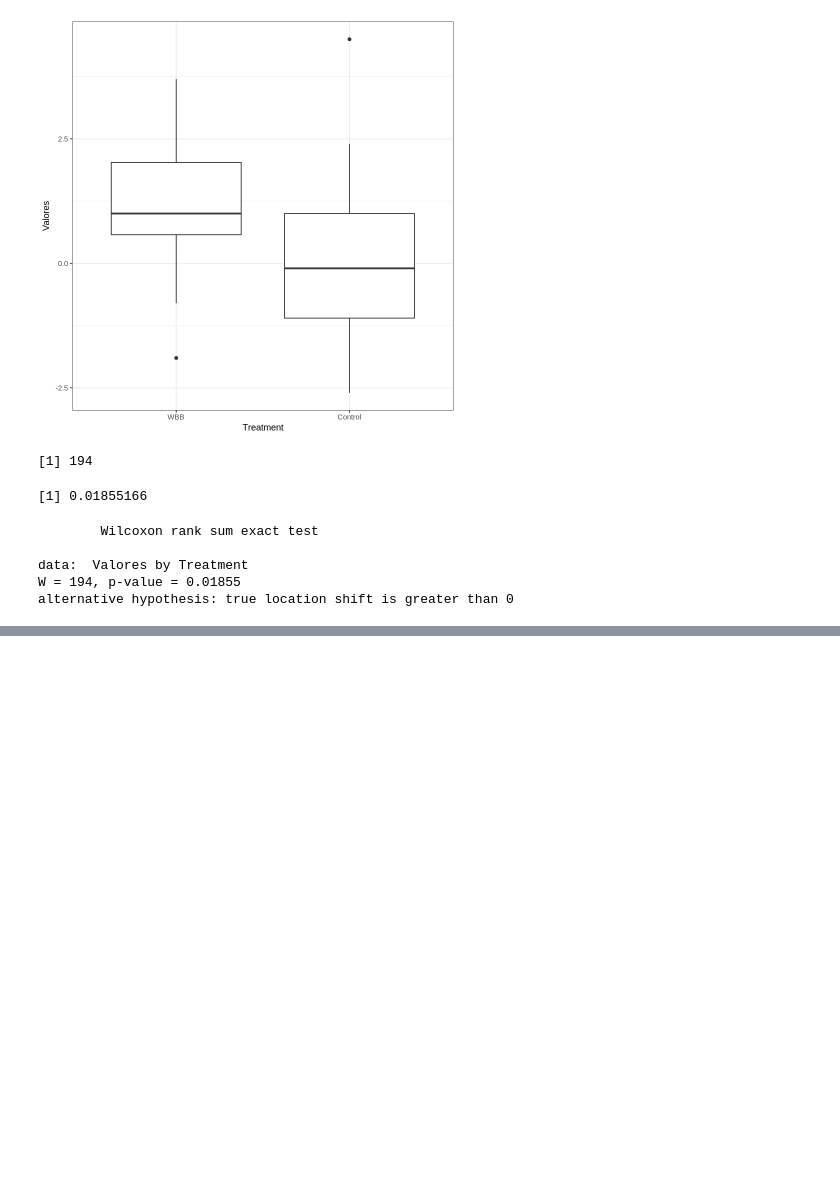
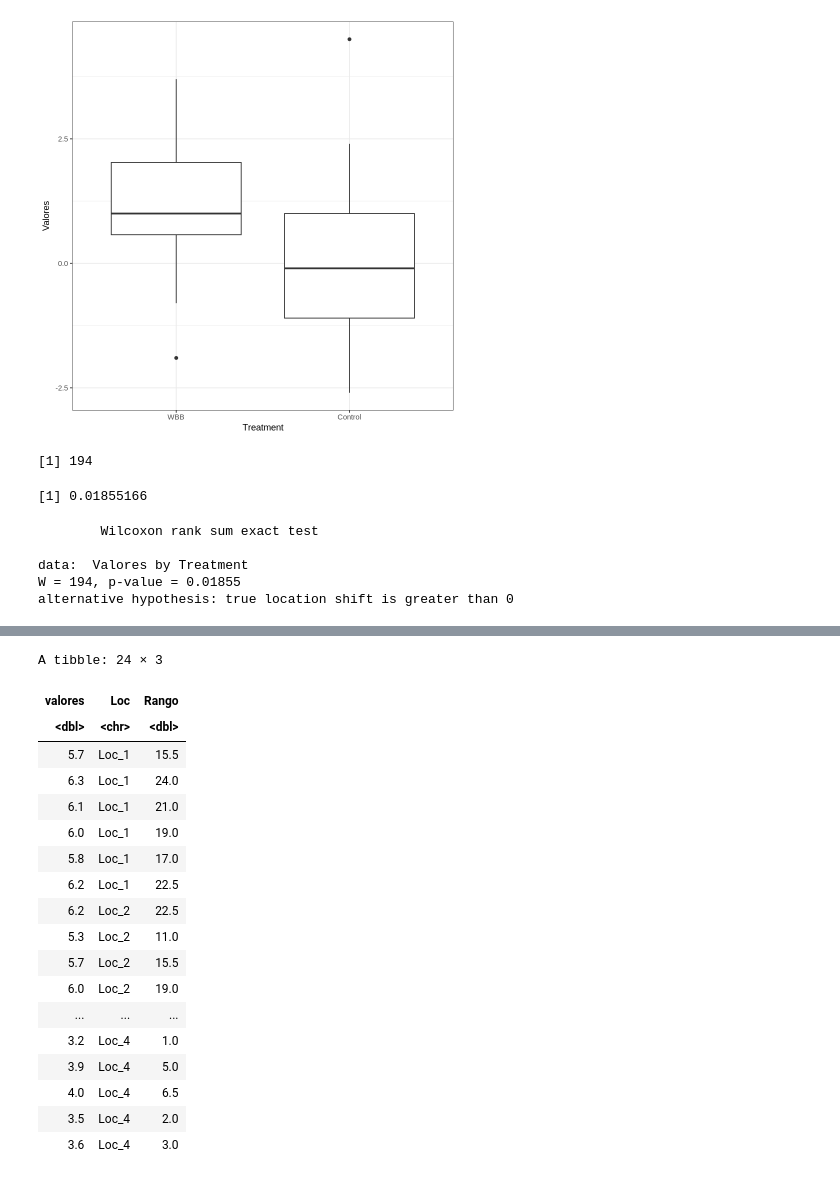
Before and after one commit to cyebram/DEyE, a Jupyter notebook: Tarea_2.ipynb, the cells around one changed output, grey strips where cells are left out. Saved outputs shown, nothing was run; the diff lists cells and outputs as text; code cells hidden in the pictures; blank space fills up the shorter version.

```diff
--- a/Tarea_2.ipynb
+++ b/Tarea_2.ipynb
@@ -206,0 +221,26 @@ alternative hypothesis: true location shift is greater than 0
+# %%
+datos <- c( 5.7, 6.3, 6.1, 6.0, 5.8, 6.2, 6.2, 5.3, 5.7, 6.0, 5.2, 5.5, 5.4, 5.0, 6.0, 5.6, 4.0, 5.2, 3.7, 3.2, 3.9, 4.0, 3.5, 3.6)
+localizacion <- c(rep("Loc_1", 6),rep("Loc_2", 6), rep("Loc_3", 6),rep("Loc_4", 6))
+
+df<- tibble(valores = datos, Loc = localizacion, Rango= rank(valores))
+df
+# %% [output]
+A tibble: 24 × 3
+| valores | Loc | Rango |
+| <dbl> | <chr> | <dbl> |
+| 5.7 | Loc_1 | 15.5 |
+| 6.3 | Loc_1 | 24.0 |
+| 6.1 | Loc_1 | 21.0 |
+| 6.0 | Loc_1 | 19.0 |
+| 5.8 | Loc_1 | 17.0 |
+| 6.2 | Loc_1 | 22.5 |
+| 6.2 | Loc_2 | 22.5 |
+| 5.3 | Loc_2 | 11.0 |
+| 5.7 | Loc_2 | 15.5 |
+| 6.0 | Loc_2 | 19.0 |
+| ... | ... | ... |
+| 3.2 | Loc_4 | 1.0 |
+| 3.9 | Loc_4 | 5.0 |
+| 4.0 | Loc_4 | 6.5 |
+| 3.5 | Loc_4 | 2.0 |
+| 3.6 | Loc_4 | 3.0 |
```
Also changed, not shown: parts of 9 cells of this notebook.
